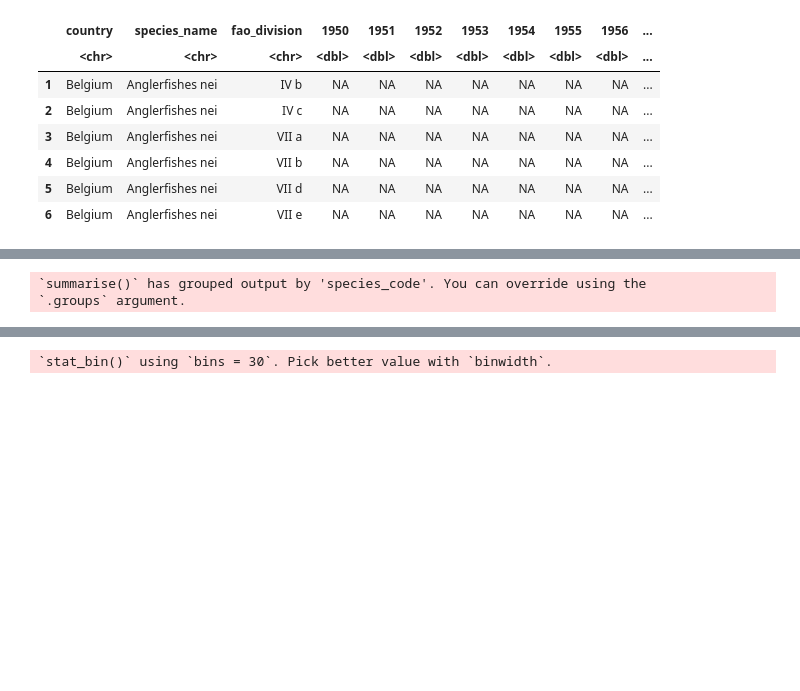
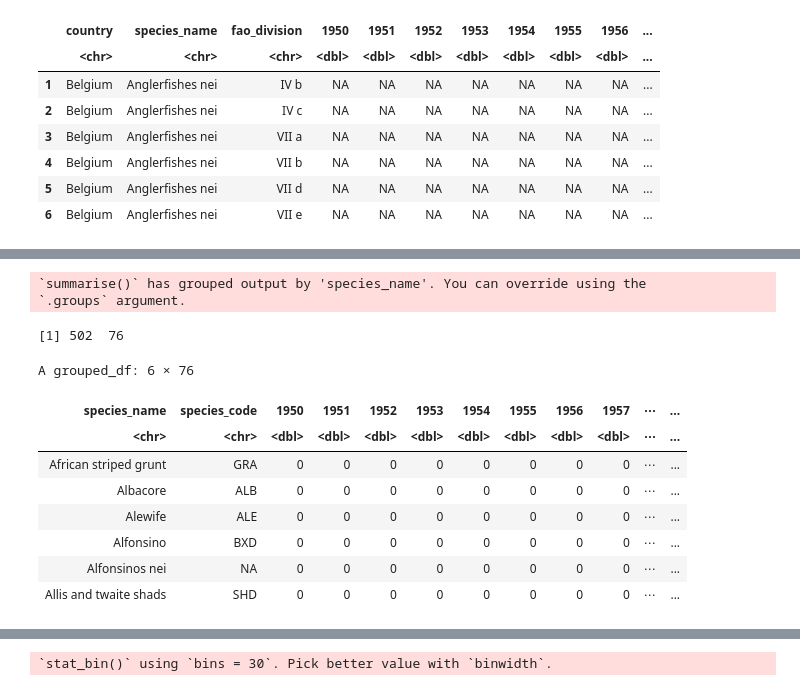
Before and after one commit to daisychu12/pt-fisheries-climate-change, a Jupyter notebook: analysis/data-cleaning.ipynb, the cells around one changed output, grey strips where cells are left out. Cells and saved outputs as stored; diff of their text form; code cells hidden in the pictures; blank space fills up the shorter version.

```diff
--- a/analysis/data-cleaning.ipynb
+++ b/analysis/data-cleaning.ipynb
@@ -242,14 +250,28 @@ unique_species_2006
-# %%
-# Group by species for 1903 dataset to see top 5 most fished species
-top_species_1903 <- pt_landings_1903 %>%
-  group_by(species_code, species_name) %>%
-  summarize(total_landings = sum(landings, na.rm = TRUE)) %>%
-  arrange(desc(total_landings))
-
-top_5_spec_code <- c("PIL", "HOM", "FIN", "CRG", "HKE")
-top_4_spec_code <- c("PIL", "HOM", "FIN", "HKE")
-top_5_spec_name <- c("European pilchard(=Sardine)", "Atlantic horse mackerel", "Finfishes nei", "Green crab", "European hake")
-top_4_spec_name <- c("European pilchard(=Sardine)", "Atlantic horse mackerel", "Finfishes nei", "European hake")
-# %% [output]
-`summarise()` has grouped output by 'species_code'. You can override using the
-`.groups` argument.
+# %%
+# Combine datasets
+
+# First group by species and sum landings within each dataset
+pt_landings_1950_group <- pt_landings_1950 %>%
+  group_by(species_name, species_code) %>%
+  summarise(across(where(is.numeric), sum, na.rm = TRUE))
+
+# The species codes for 2006 don't have a matching name, so could only group by species_code
+pt_landings_2006_group <- pt_landings_2006 %>%
+  group_by(species_code) %>%
+  summarise(across(where(is.numeric), sum, na.rm = TRUE))
+
+pt_landings <- pt_landings_1950_group %>%
+  left_join(pt_landings_2006_group, by = "species_code")
+# %% [output]
+`summarise()` has grouped output by 'species_name'. You can override using the
+`.groups` argument.
+[1] 502  76
+A grouped_df: 6 × 76
+| species_name | species_code | 1950 | 1951 | 1952 | 1953 | 1954 | 1955 | 1956 | 1957 | ⋯ | ... |
+| <chr> | <chr> | <dbl> | <dbl> | <dbl> | <dbl> | <dbl> | <dbl> | <dbl> | <dbl> | ⋯ | ... |
+| African striped grunt | GRA | 0 | 0 | 0 | 0 | 0 | 0 | 0 | 0 | ⋯ | ... |
+| Albacore | ALB | 0 | 0 | 0 | 0 | 0 | 0 | 0 | 0 | ⋯ | ... |
+| Alewife | ALE | 0 | 0 | 0 | 0 | 0 | 0 | 0 | 0 | ⋯ | ... |
+| Alfonsino | BXD | 0 | 0 | 0 | 0 | 0 | 0 | 0 | 0 | ⋯ | ... |
+| Alfonsinos nei | NA | 0 | 0 | 0 | 0 | 0 | 0 | 0 | 0 | ⋯ | ... |
+| Allis and twaite shads | SHD | 0 | 0 | 0 | 0 | 0 | 0 | 0 | 0 | ⋯ | ... |
```
Also changed, not shown: parts of 11 cells of this notebook, 3 other files.
